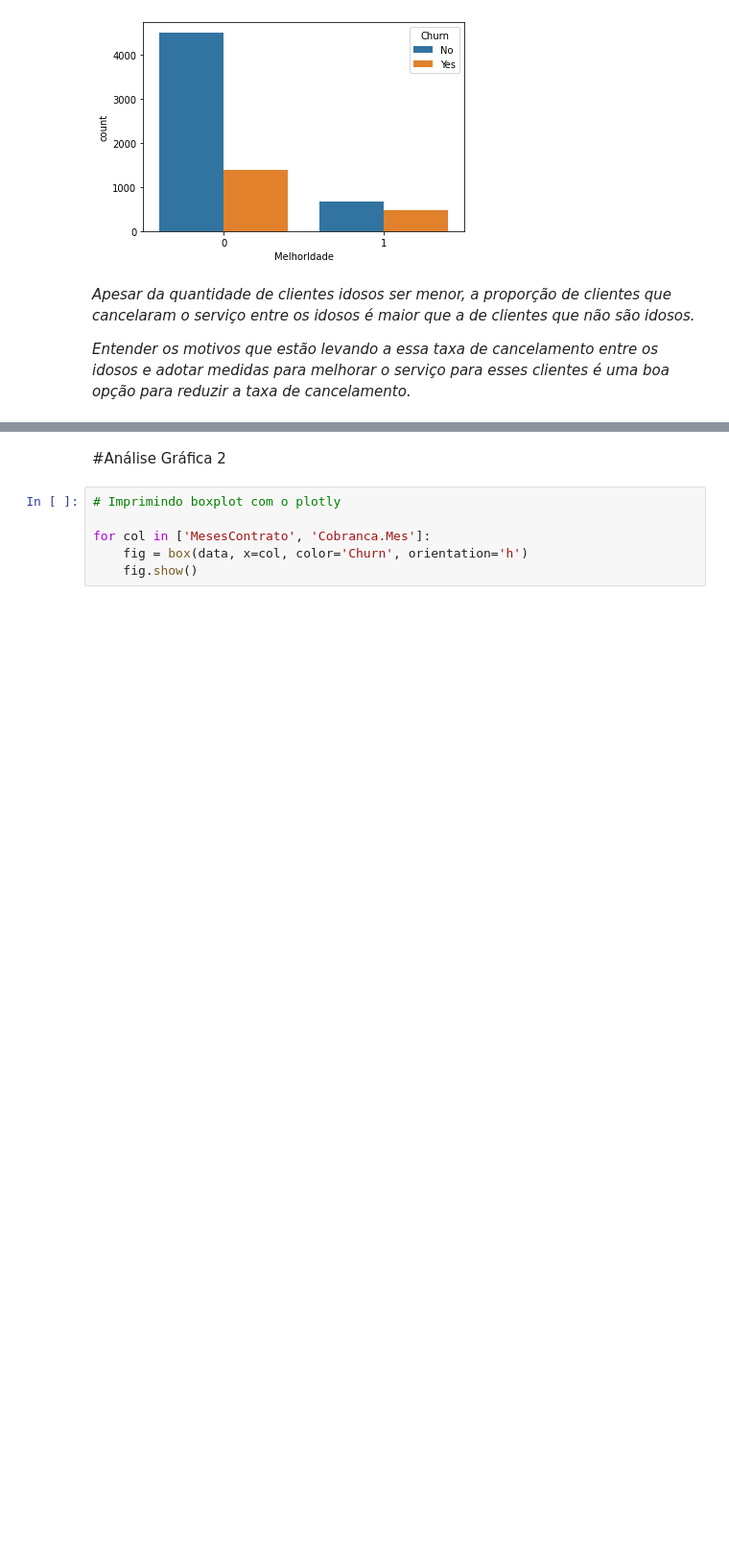
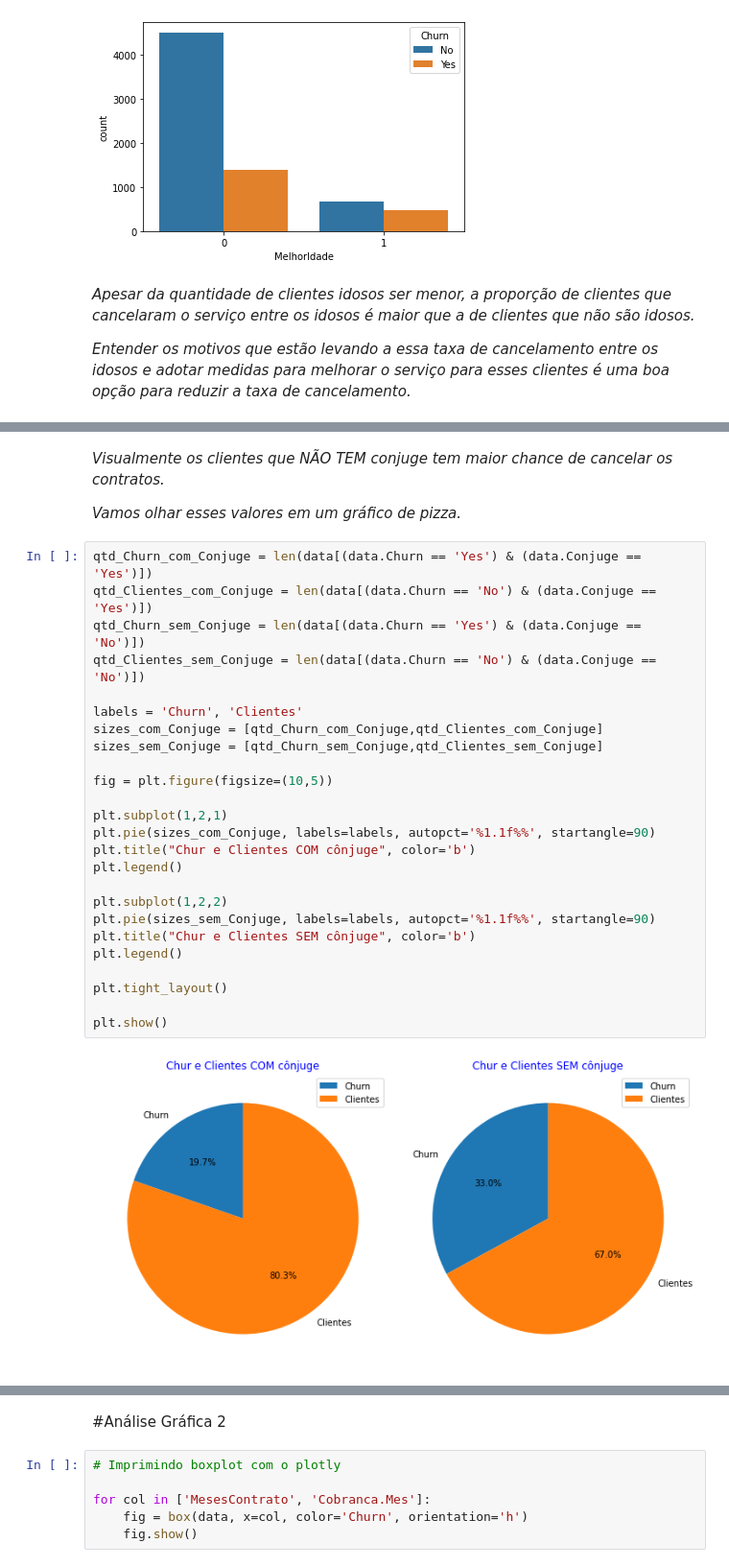
Before and after one commit to marcelo559/Alura_Challenge_DS_Voz, a Jupyter notebook: Analise-Semana-2.ipynb, the cells around one changed output, grey strips where cells are left out. Shown: that part at 96% size. Cells and saved outputs as stored; diff of their text form; blank space fills up the shorter version.

```diff
--- a/Analise-Semana-2.ipynb
+++ b/Analise-Semana-2.ipynb
@@ -183,0 +195,31 @@ sns.countplot(x='MelhorIdade',data=data,hue='Churn')
+# %% [markdown]
+*Visualmente os clientes que NÃO TEM conjuge tem maior chance de cancelar os contratos.*
+
+*Vamos olhar esses valores em um gráfico de pizza.*
+# %%
+qtd_Churn_com_Conjuge = len(data[(data.Churn == 'Yes') & (data.Conjuge == 'Yes')])
+qtd_Clientes_com_Conjuge = len(data[(data.Churn == 'No') & (data.Conjuge == 'Yes')])
+qtd_Churn_sem_Conjuge = len(data[(data.Churn == 'Yes') & (data.Conjuge == 'No')])
+qtd_Clientes_sem_Conjuge = len(data[(data.Churn == 'No') & (data.Conjuge == 'No')])
+
+labels = 'Churn', 'Clientes'
+sizes_com_Conjuge = [qtd_Churn_com_Conjuge,qtd_Clientes_com_Conjuge]
+sizes_sem_Conjuge = [qtd_Churn_sem_Conjuge,qtd_Clientes_sem_Conjuge]
+
+fig = plt.figure(figsize=(10,5))
+
+plt.subplot(1,2,1)
+plt.pie(sizes_com_Conjuge, labels=labels, autopct='%1.1f%%', startangle=90)
+plt.title("Chur e Clientes COM cônjuge", color='b')
+plt.legend()
+
+plt.subplot(1,2,2)
+plt.pie(sizes_sem_Conjuge, labels=labels, autopct='%1.1f%%', startangle=90)
+plt.title("Chur e Clientes SEM cônjuge", color='b')
+plt.legend()
+
+plt.tight_layout()
+
+plt.show()
+# %% [output]
+[figure, added]
```
Also changed, not shown: parts of 30 cells of this notebook.
